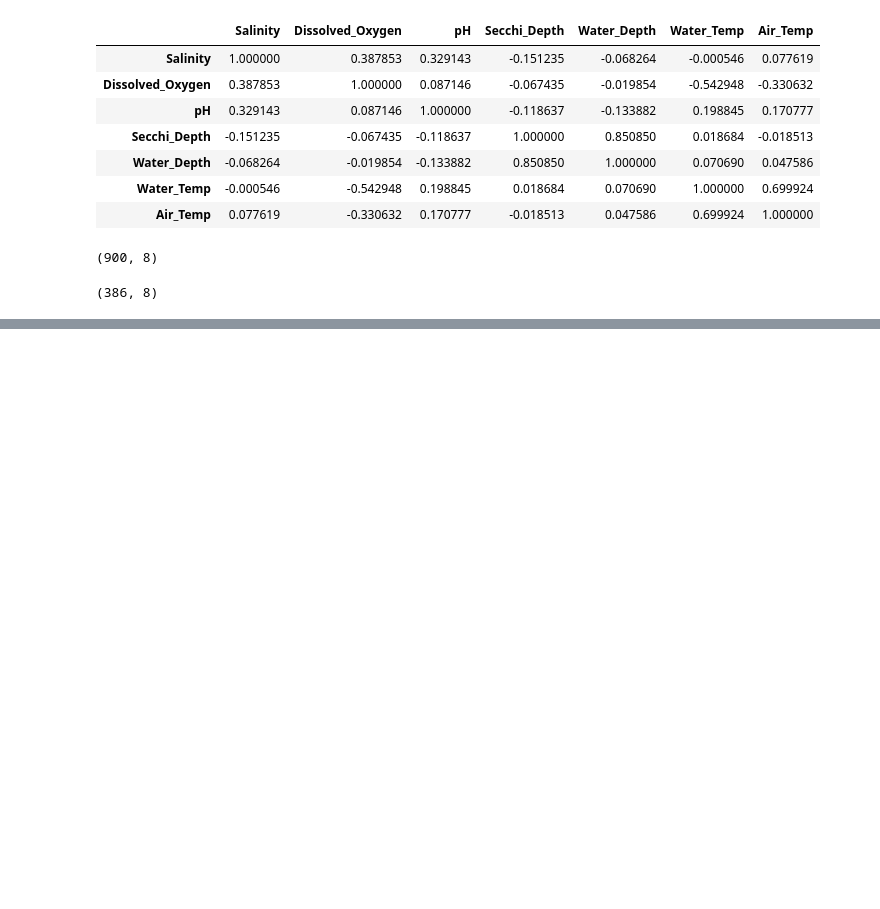
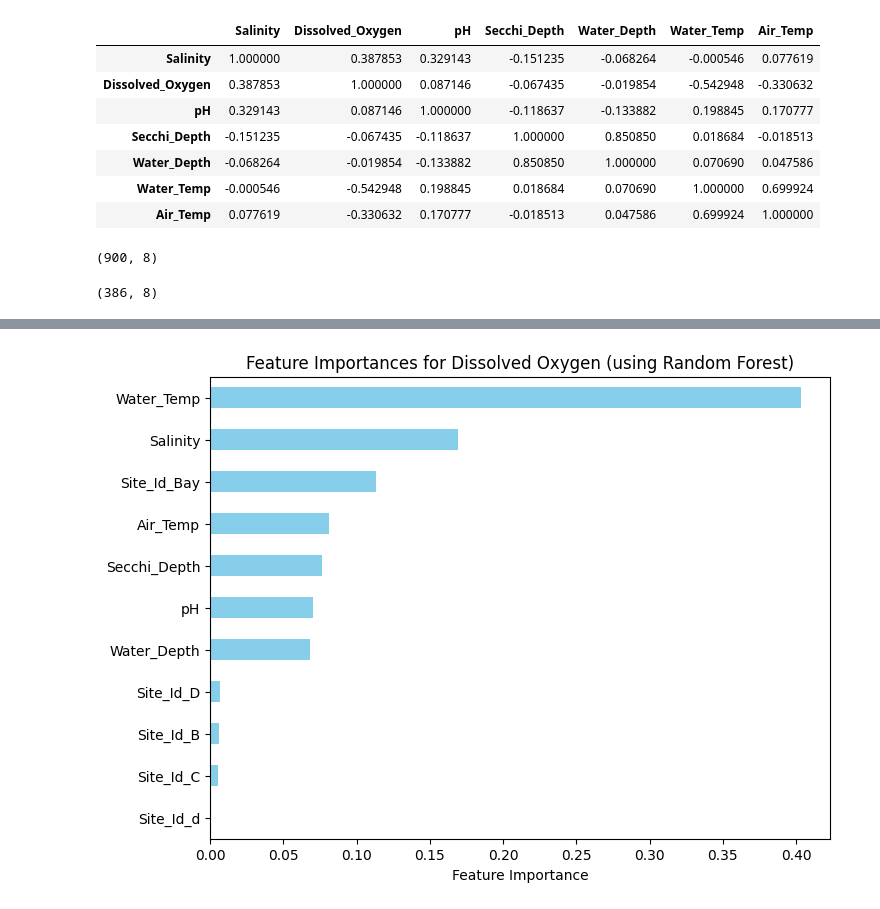
Before and after one commit to Bashguy/BigDataFinalProject, a Jupyter notebook: project.ipynb, the cells around one changed output, grey strips where cells are left out. Drawn from its saved outputs; the diff is of its cells as text; code cells hidden in the pictures; blank space fills up the shorter version.

Commit message:
finish random forest and log reg

```diff
--- a/project.ipynb
+++ b/project.ipynb
@@ -257,0 +333,30 @@ Temp x Depth MAE Test: 1.2711110013726246
+# %%
+X_train_rf, X_test_rf = X_train_rf.align(X_test_rf, join="left", axis=1, fill_value=0)
+# since site_id is categorical, ensure all site id levels are present in both datasets.
+# similar to SQL LEFT JOIN
+
+y_train = train["Dissolved_Oxygen"]
+y_test = test["Dissolved_Oxygen"]
+
+rf = RandomForestRegressor(
+    n_estimators=300,
+    random_state=1,
+    n_jobs=-1
+)
+
+rf.fit(X_train_rf, y_train)
+
+rf_train_pred = rf.predict(X_train_rf)
+rf_test_pred = rf.predict(X_test_rf)
+
+rf_train_mae = mean_absolute_error(y_train, rf_train_pred)
+rf_test_mae = mean_absolute_error(y_test, rf_test_pred)
+
+print("Random Forest MAE Train:", rf_train_mae)
+print("Random Forest MAE Test:", rf_test_mae)
+
+# feature importance (ranked)
+rf_importance = pd.Series(rf.feature_importances_, index=X_train_rf.columns).sort_values(ascending=False)
+
+for feature, percent in rf_importance.items():
+    print(f"{feature:<25}\t{percent * 100:.2f}%")
@@ -257,0 +377,11 @@ Temp x Depth MAE Test: 1.2711110013726246
+# %%
+# graph ranking data of the variables
+
+plt.figure(figsize=(8, 6))
+rf_importance.sort_values().plot(kind='barh', color="skyblue")
+
+plt.xlabel("Feature Importance")
+plt.title("Feature Importances for Dissolved Oxygen (using Random Forest)")
+plt.show()
+# %% [output]
+[figure, added]
```
Also changed, not shown: parts of 19 cells of this notebook.
